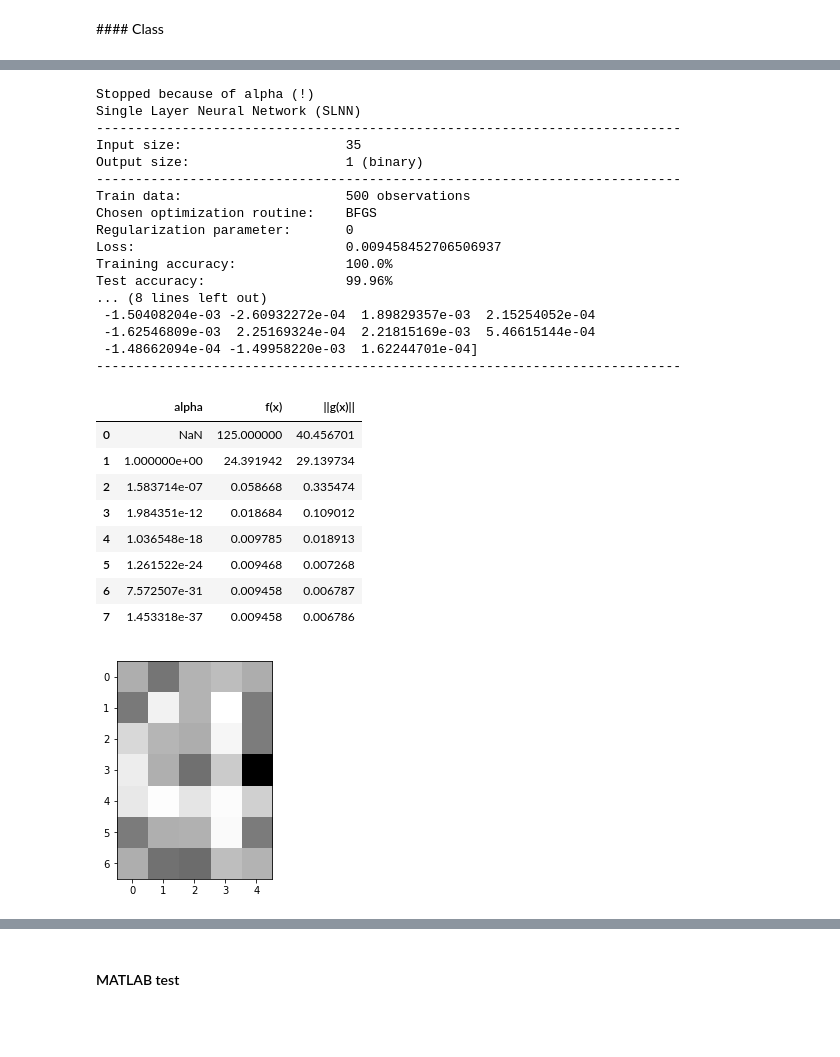
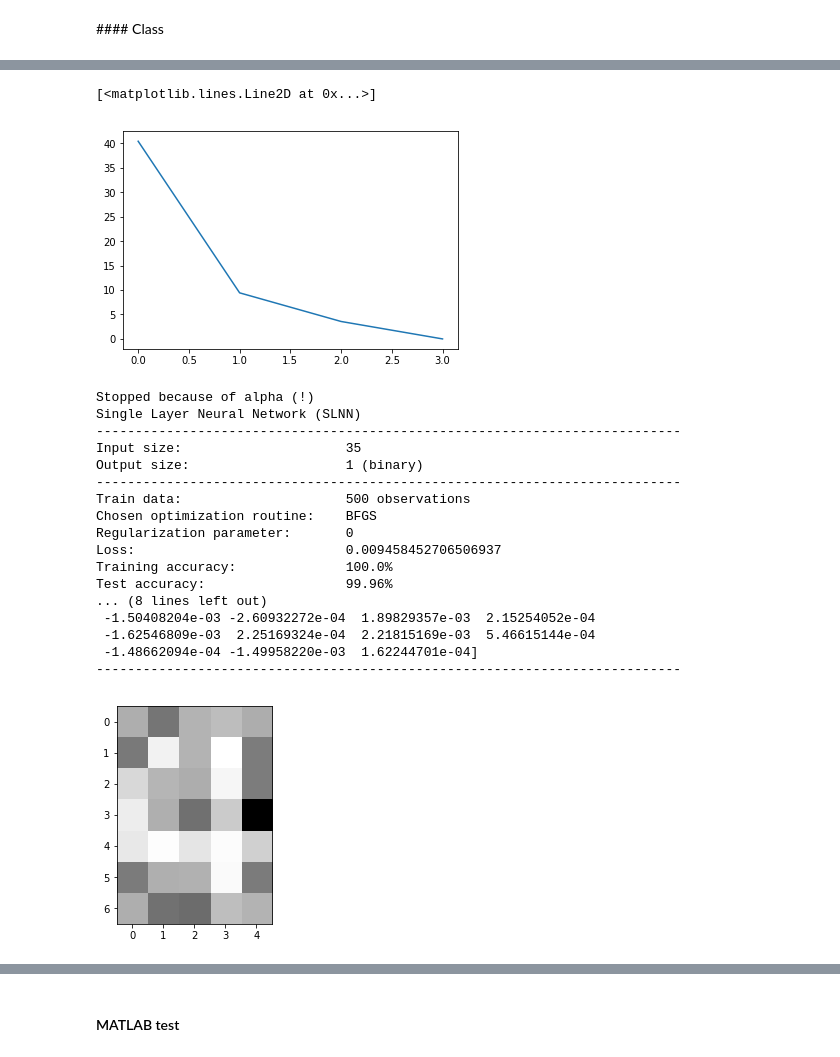
Before and after one commit to margaritageleta/SLNN, a Jupyter notebook: Untitled1.ipynb, the cells around one changed output, grey strips where cells are left out. Drawn from its saved outputs; the diff is of its cells as text; code cells hidden in the pictures; blank space fills up the shorter version.

```diff
--- a/Untitled1.ipynb
+++ b/Untitled1.ipynb
@@ -273,8 +326,13 @@ class SLNN:
+# %%
+plt.plot(data['||g(x)||'])
+# %% [output]
+[<matplotlib.lines.Line2D at 0x...>]
+[figure, added]
 # %%
 train, test, ytr, yte = gen_data(123456, 500, [4], 0.5, 0.1)
 net = SLNN()
 net.train("BFGS", train, ytr)
-net.summary(test, yte)
+data = net.summary(test, yte)
 # %% [output]
 Stopped because of alpha (!)
 Single Layer Neural Network (SLNN)
@@ -293,13 +351,4 @@ Test accuracy:                  99.96%
  -1.62546809e-03  2.25169324e-04  2.21815169e-03  5.46615144e-04
  -1.48662094e-04 -1.49958220e-03  1.62244701e-04]
 ---------------------------------------------------------------------------
-|  | alpha | f(x) | ||g(x)|| |
-| 0 | NaN | 125.000000 | 40.456701 |
-| 1 | 1.000000e+00 | 24.391942 | 29.139734 |
-| 2 | 1.583714e-07 | 0.058668 | 0.335474 |
-| 3 | 1.984351e-12 | 0.018684 | 0.109012 |
-| 4 | 1.036548e-18 | 0.009785 | 0.018913 |
-| 5 | 1.261522e-24 | 0.009468 | 0.007268 |
-| 6 | 7.572507e-31 | 0.009458 | 0.006787 |
-| 7 | 1.453318e-37 | 0.009458 | 0.006786 |
 [figure]
```
Also changed, not shown: parts of 17 cells of this notebook, 2 other files.
